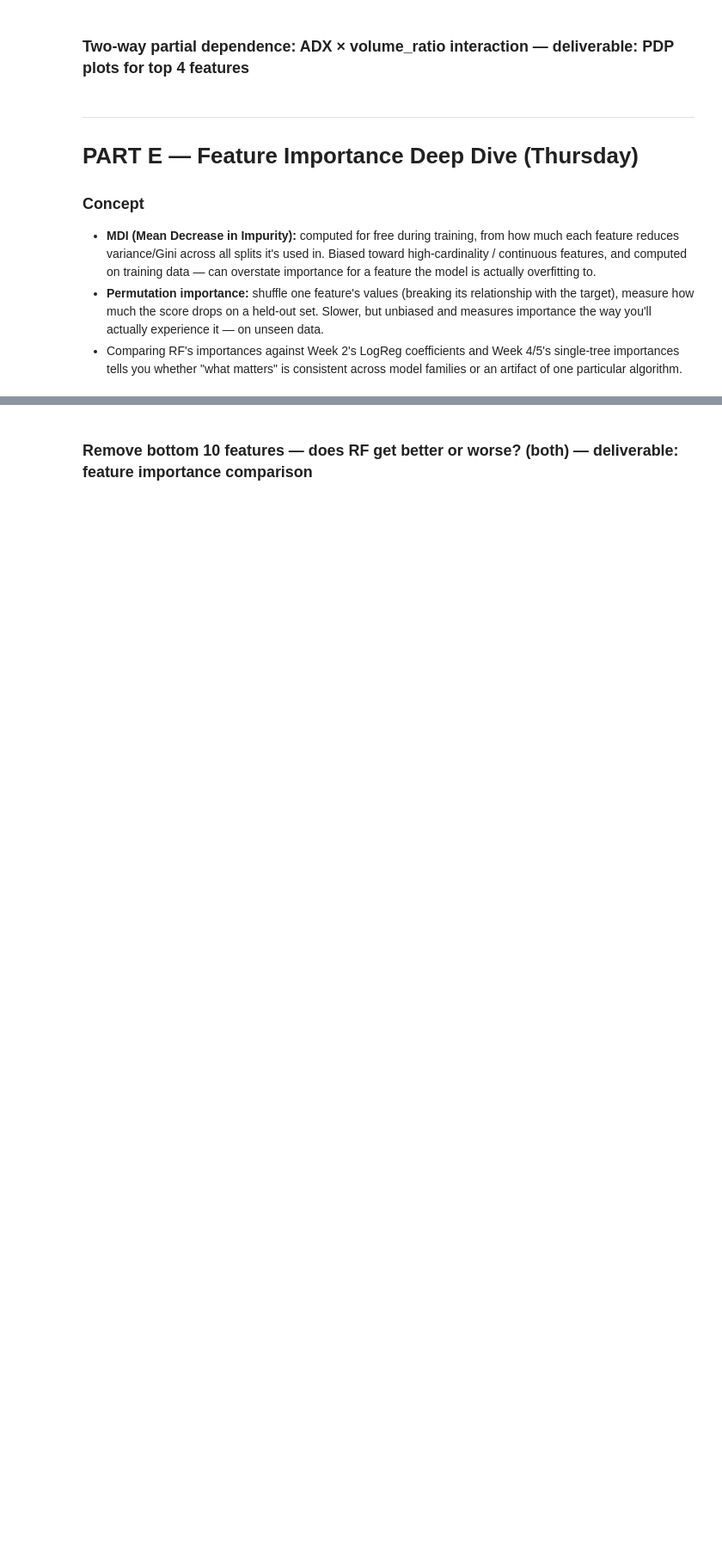
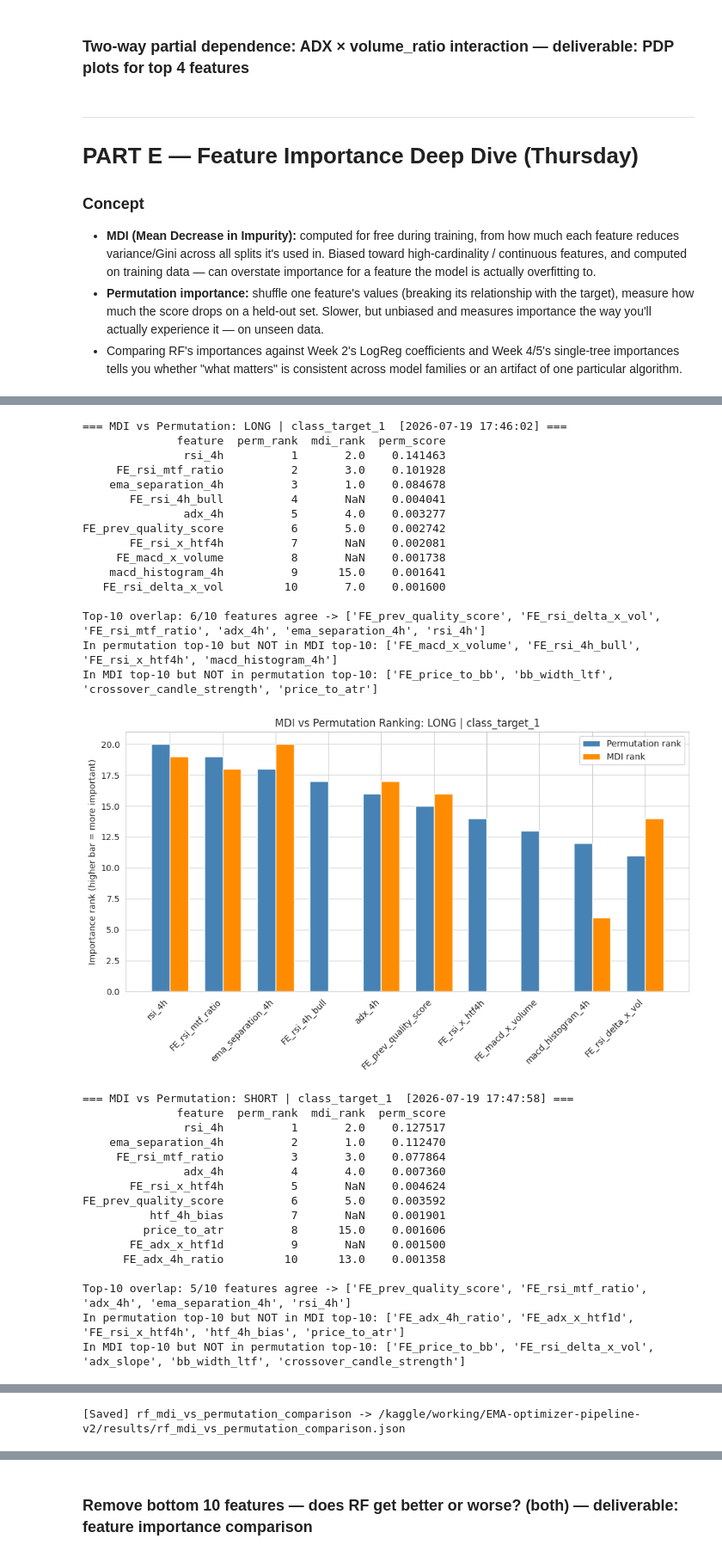
Before and after one commit to Jeshurun-B/EMA-optimizer-pipeline-v2, a Jupyter notebook: coolab_notebooks/week6_random_forests_raw.ipynb, the cells around one changed output, grey strips where cells are left out. Shown at 86% size. Cells and saved outputs as stored; diff of their text form; code cells hidden in the pictures; blank space fills up the shorter version.

```diff
--- a/coolab_notebooks/week6_random_forests_raw.ipynb
+++ b/coolab_notebooks/week6_random_forests_raw.ipynb
@@ -2784,0 +2972,21 @@ FileNotFoundError: [Errno 2] No such file or directory: '/kaggle/working/EMA-opt
+# %%
+# ============================================================
+# TODO: MDI vs Permutation Importance -- do the top-10 lists agree? Where do they diverge?
+# ============================================================
+# TODO: side-by-side bar chart or ranked table, MDI rank vs permutation rank, per model
+# ============================================================
+# MDI vs Permutation Importance -- do the top-10 lists agree?
+# ============================================================
+import json
+import ast
+from datetime import datetime
+
+# --- Load MDI results back from disk (already cloned via REPO_PATH/RESULTS_DIR) ---
+with open(os.path.join(RESULTS_DIR, "rf_top_20_mdi_features.json")) as f:
+    raw_mdi_dict = json.load(f)
+
+# Keys were stringified for JSON (e.g. "('LONG', 'class_target_1')") -- convert back to real tuples
+top_20_features_dict = {ast.literal_eval(k): v for k, v in raw_mdi_dict.items()}
+
+print(f"Loaded {len(top_20_features_dict)} MDI entries from disk.")
+print("Sample key:", list(top_20_features_dict.keys())[0])
@@ -2784,0 +3050,47 @@ FileNotFoundError: [Errno 2] No such file or directory: '/kaggle/working/EMA-opt
+# %%
+comparison_results = {}
+for direction, target, is_clf, df_sub, feats, tcol in combos_to_check:
+    perm_top10, mdi_top20, run_timestamp = compare_mdi_vs_permutation(direction, target, is_clf, df_sub, feats, tcol)
+    comparison_results[(direction, target)] = {
+        'timestamp': run_timestamp,
+        'perm_top10': perm_top10['feature'].tolist(),
+        'mdi_top10': mdi_top20[:10],
+        'overlap_count': len(set(perm_top10['feature']) & set(mdi_top20[:10]))
+    }
+    plot_mdi_vs_perm(perm_top10, mdi_top20, direction, target)
+
+save_result_dict(comparison_results, "rf_mdi_vs_permutation_comparison")
+# %% [output]
+=== MDI vs Permutation: LONG | class_target_1  [2026-07-19 17:46:02] ===
+              feature  perm_rank  mdi_rank  perm_score
+               rsi_4h          1       2.0    0.141463
+     FE_rsi_mtf_ratio          2       3.0    0.101928
+    ema_separation_4h          3       1.0    0.084678
+       FE_rsi_4h_bull          4       NaN    0.004041
+               adx_4h          5       4.0    0.003277
+FE_prev_quality_score          6       5.0    0.002742
+       FE_rsi_x_htf4h          7       NaN    0.002081
+     FE_macd_x_volume          8       NaN    0.001738
+    macd_histogram_4h          9      15.0    0.001641
+   FE_rsi_delta_x_vol         10       7.0    0.001600
+
+Top-10 overlap: 6/10 features agree -> ['FE_prev_quality_score', 'FE_rsi_delta_x_vol', 'FE_rsi_mtf_ratio', 'adx_4h', 'ema_separation_4h', 'rsi_4h']
+In permutation top-10 but NOT in MDI top-10: ['FE_macd_x_volume', 'FE_rsi_4h_bull', 'FE_rsi_x_htf4h', 'macd_histogram_4h']
+In MDI top-10 but NOT in permutation top-10: ['FE_price_to_bb', 'bb_width_ltf', 'crossover_candle_strength', 'price_to_atr']
+[figure, added]
+=== MDI vs Permutation: SHORT | class_target_1  [2026-07-19 17:47:58] ===
+              feature  perm_rank  mdi_rank  perm_score
+               rsi_4h          1       2.0    0.127517
+    ema_separation_4h          2       1.0    0.112470
+     FE_rsi_mtf_ratio          3       3.0    0.077864
+               adx_4h          4       4.0    0.007360
+       FE_rsi_x_htf4h          5       NaN    0.004624
+FE_prev_quality_score          6       5.0    0.003592
+          htf_4h_bias          7       NaN    0.001901
+         price_to_atr          8      15.0    0.001606
+       FE_adx_x_htf1d          9       NaN    0.001500
+      FE_adx_4h_ratio         10      13.0    0.001358
+
+Top-10 overlap: 5/10 features agree -> ['FE_prev_quality_score', 'FE_rsi_mtf_ratio', 'adx_4h', 'ema_separation_4h', 'rsi_4h']
+In permutation top-10 but NOT in MDI top-10: ['FE_adx_4h_ratio', 'FE_adx_x_htf1d', 'FE_rsi_x_htf4h', 'htf_4h_bias', 'price_to_atr']
+In MDI top-10 but NOT in permutation top-10: ['FE_price_to_bb', 'FE_rsi_delta_x_vol', 'adx_slope', 'bb_width_ltf', 'crossover_candle_strength']
@@ -2784,0 +3149 @@ FileNotFoundError: [Errno 2] No such file or directory: '/kaggle/working/EMA-opt
+[Saved] rf_mdi_vs_permutation_comparison -> /kaggle/working/EMA-optimizer-pipeline-v2/results/rf_mdi_vs_permutation_comparison.json
```
Also changed, not shown: parts of 24 cells of this notebook.
